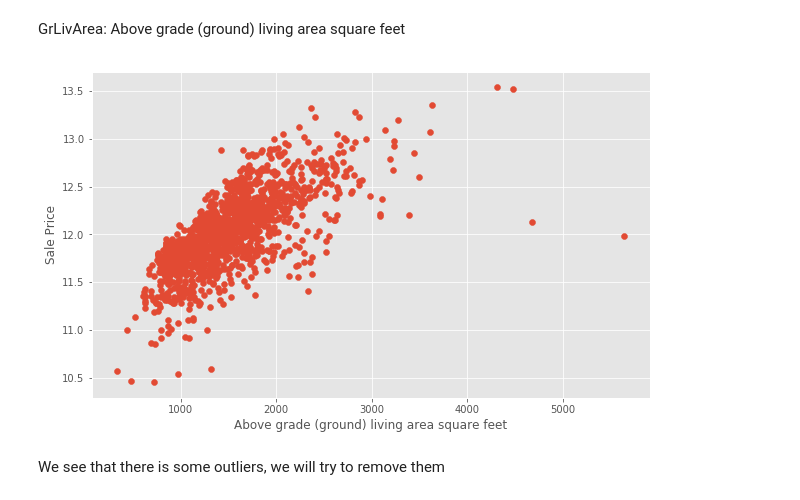
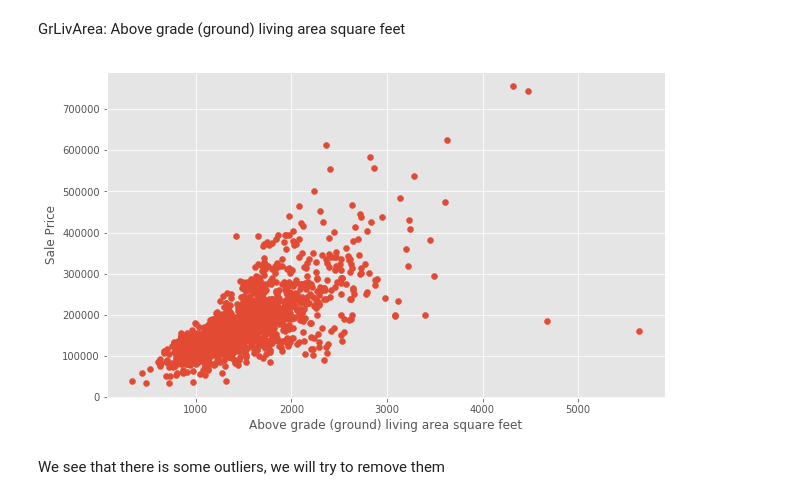
Before and after one commit to RayBela/House-Prices-Competition, a Jupyter notebook: House Prices Competition-Features engineering.ipynb, the cells around one changed output. Saved outputs shown, nothing was run; the diff lists cells and outputs as text; code cells hidden in the pictures.

```diff
--- a/House Prices Competition-Features engineering.ipynb
+++ b/House Prices Competition-Features engineering.ipynb
@@ -228,12 +333,12 @@ plt.show()
 # %% [markdown]
 GrLivArea: Above grade (ground) living area square feet
 # %%
-plt.scatter(x=train['GrLivArea'], y=target)
+plt.scatter(x=train['GrLivArea'], y=train['SalePrice'])
 plt.ylabel('Sale Price')
 plt.xlabel('Above grade (ground) living area square feet')
 plt.show()
 # %% [output]
-[figure, old version]
+[figure, new version]
 # %% [markdown]
 We see that there is some outliers, we will try to remove them
 # %%
```
Also changed, not shown: parts of 10 cells of this notebook.
